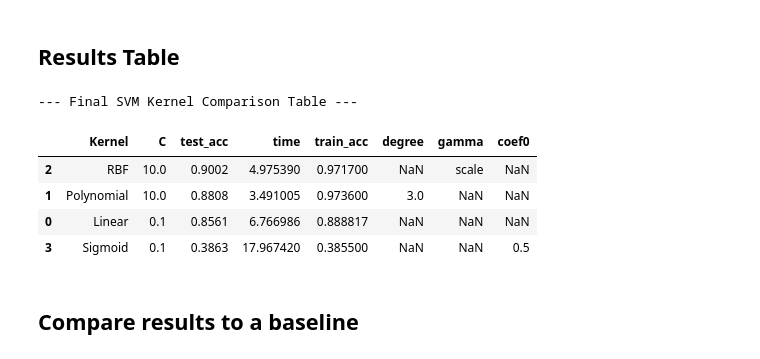
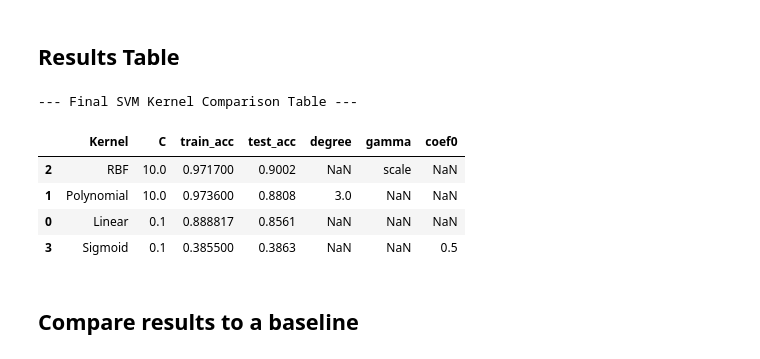
Before and after one commit to snig-17/COMP0014, a Jupyter notebook: COMP0014_Final_Coursework_Submission.ipynb, the cells around one changed output. Saved outputs shown, nothing was run; the diff lists cells and outputs as text; code cells hidden in the pictures.

```diff
--- a/COMP0014_Final_Coursework_Submission.ipynb
+++ b/COMP0014_Final_Coursework_Submission.ipynb
@@ -432,21 +432,21 @@ We evaluate the models based on:
 ## Results Table
 # %%
 results_list = [
-    {'Kernel': 'Linear', **best_linear, 'train_acc': train_acc_linear, 'test_acc': test_acc_linear},
-    {'Kernel': 'Polynomial', **best_poly, 'train_acc': train_acc_poly, 'test_acc': test_acc_poly},
-    {'Kernel': 'RBF', **best_rbf, 'train_acc': train_acc_rbf, 'test_acc': test_acc_rbf},
-    {'Kernel': 'Sigmoid', **best_sigmoid, 'train_acc': train_acc_sigmoid, 'test_acc': test_acc_sigmoid},
+    {'Kernel': 'Linear', 'C': best_linear['C'], 'train_acc': train_acc_linear, 'test_acc': test_acc_linear},
+    {'Kernel': 'Polynomial', 'C': best_poly['C'], 'degree': best_poly['degree'], 'train_acc': train_acc_poly, 'test_acc': test_acc_poly},
+    {'Kernel': 'RBF', 'C': best_rbf['C'], 'gamma': best_rbf['gamma'], 'train_acc': train_acc_rbf, 'test_acc': test_acc_rbf},
+    {'Kernel': 'Sigmoid', 'C': best_sigmoid['C'], 'coef0': best_sigmoid['coef0'], 'train_acc': train_acc_sigmoid, 'test_acc': test_acc_sigmoid},
 ]
 summary_df = pd.DataFrame(results_list).sort_values(by='test_acc', ascending=False)
 print('--- Final SVM Kernel Comparison Table ---')
 display(summary_df)
 # %% [output]
 --- Final SVM Kernel Comparison Table ---
-|  | Kernel | C | test_acc | time | train_acc | degree | gamma | coef0 |
-| 2 | RBF | 10.0 | 0.9002 | 4.975390 | 0.971700 | NaN | scale | NaN |
-| 1 | Polynomial | 10.0 | 0.8808 | 3.491005 | 0.973600 | 3.0 | NaN | NaN |
-| 0 | Linear | 0.1 | 0.8561 | 6.766986 | 0.888817 | NaN | NaN | NaN |
-| 3 | Sigmoid | 0.1 | 0.3863 | 17.967420 | 0.385500 | NaN | NaN | 0.5 |
+|  | Kernel | C | train_acc | test_acc | degree | gamma | coef0 |
+| 2 | RBF | 10.0 | 0.971700 | 0.9002 | NaN | scale | NaN |
+| 1 | Polynomial | 10.0 | 0.973600 | 0.8808 | 3.0 | NaN | NaN |
+| 0 | Linear | 0.1 | 0.888817 | 0.8561 | NaN | NaN | NaN |
+| 3 | Sigmoid | 0.1 | 0.385500 | 0.3863 | NaN | NaN | 0.5 |
 # %% [markdown]
 ## Compare results to a baseline
 # %%
```
Also changed, not shown: parts of 2 cells of this notebook.
